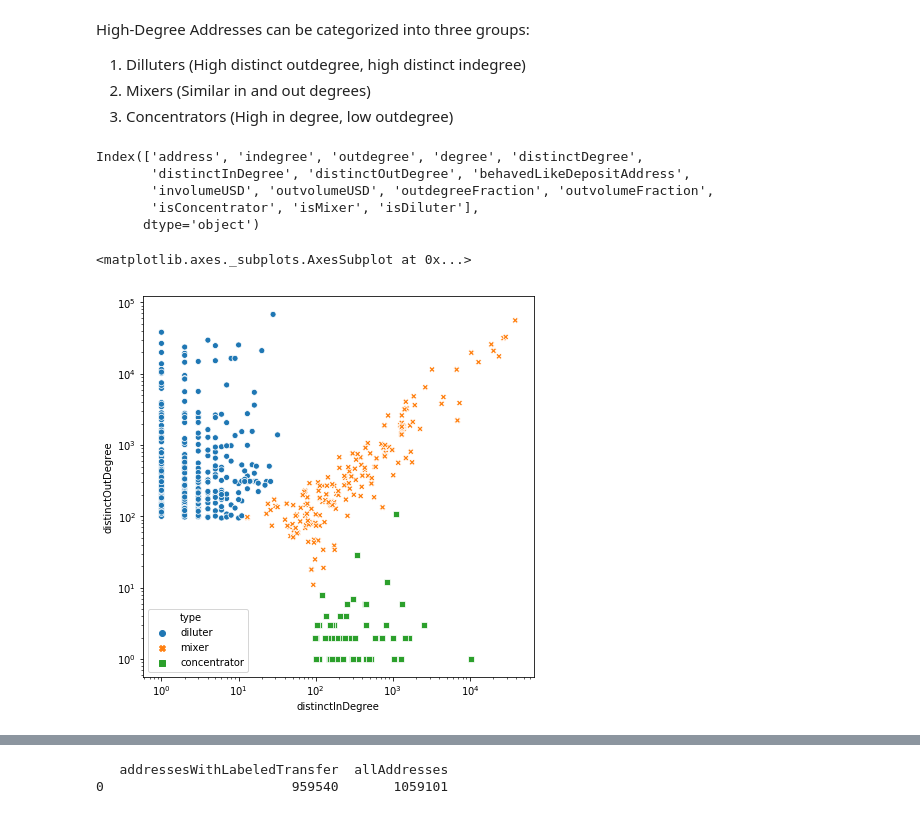
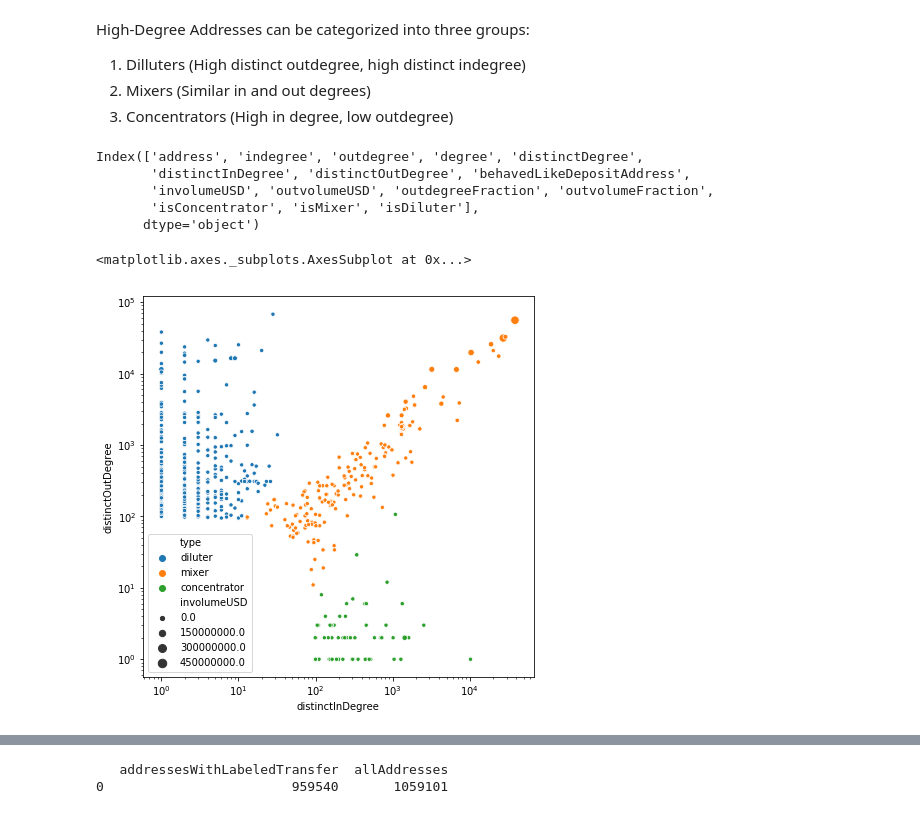
Before and after one commit to daniel-wenzel/polonius, a Jupyter notebook: jupyter/High Degree Addresses.ipynb, the cells around one changed output, grey strips where cells are left out. Drawn from its saved outputs; the diff is of its cells as text; code cells hidden in the pictures.

```diff
--- a/jupyter/High Degree Addresses.ipynb
+++ b/jupyter/High Degree Addresses.ipynb
@@ -15,24 +15,24 @@ High-Degree Addresses can be categorized into three groups:
 # %%
 df = sql('SELECT * FROM AddressMetadata WHERE distinctDegree >= 100')
 print(df.columns)
 
 df['type'] = "n/a"
 
 df.loc[df['isDiluter'] == 1, ['type']] = 'diluter'
 df.loc[df['isMixer'] == 1, ['type']] = 'mixer'
 df.loc[df['isConcentrator'] == 1, ['type']] = 'concentrator'
 
 f, ax = plt.subplots(figsize=(7, 7))
 ax.set(xscale="log", yscale="log")
-sns.scatterplot(x='distinctInDegree', y='distinctOutDegree', hue="type", style="type", data=df, ax=ax)
+sns.scatterplot(x='distinctInDegree', y='distinctOutDegree', hue="type", size="involumeUSD", data=df, ax=ax)
 # %% [output]
 Index(['address', 'indegree', 'outdegree', 'degree', 'distinctDegree',
        'distinctInDegree', 'distinctOutDegree', 'behavedLikeDepositAddress',
        'involumeUSD', 'outvolumeUSD', 'outdegreeFraction', 'outvolumeFraction',
        'isConcentrator', 'isMixer', 'isDiluter'],
       dtype='object')
 <matplotlib.axes._subplots.AxesSubplot at 0x...>
-[figure, old version]
+[figure, new version]
 # %%
 transfer_df = sql('''SELECT isFromConcentrator, isToConcentrator, isFromDiluter, isToDiluter, isFromMixer, isToMixer, isIntoDepositAddress, count(*) as numTransfers, round(sum(amountInUSDCurrent)/1000000) as volume
 FROM Transfer
```
Also changed, not shown: parts of 2 cells of this notebook, 9 other files.
